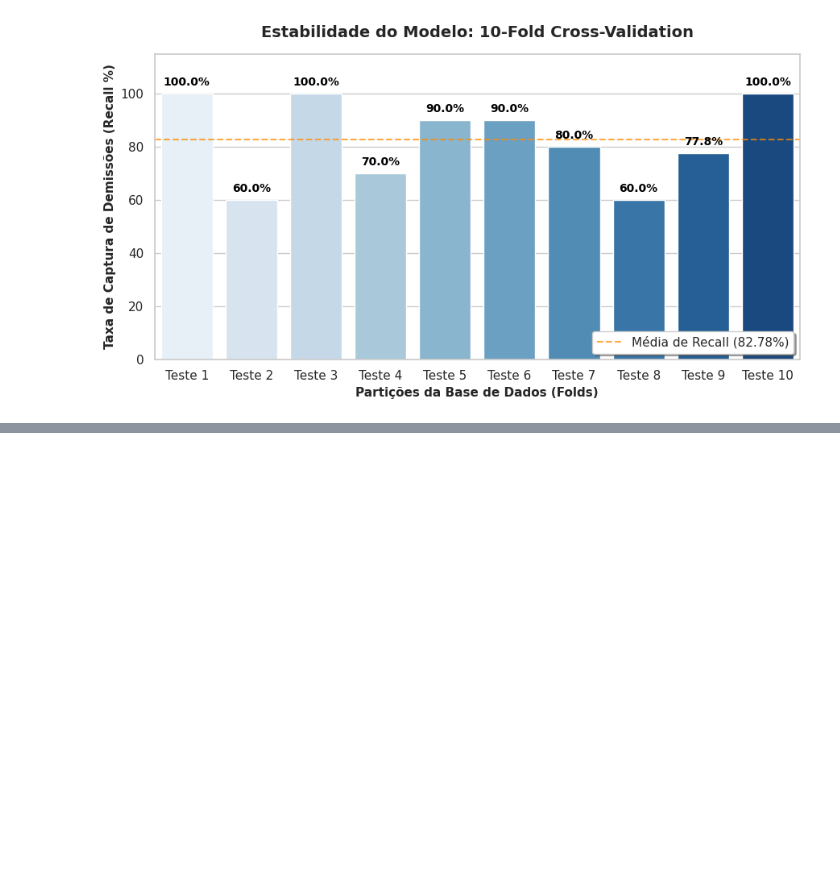
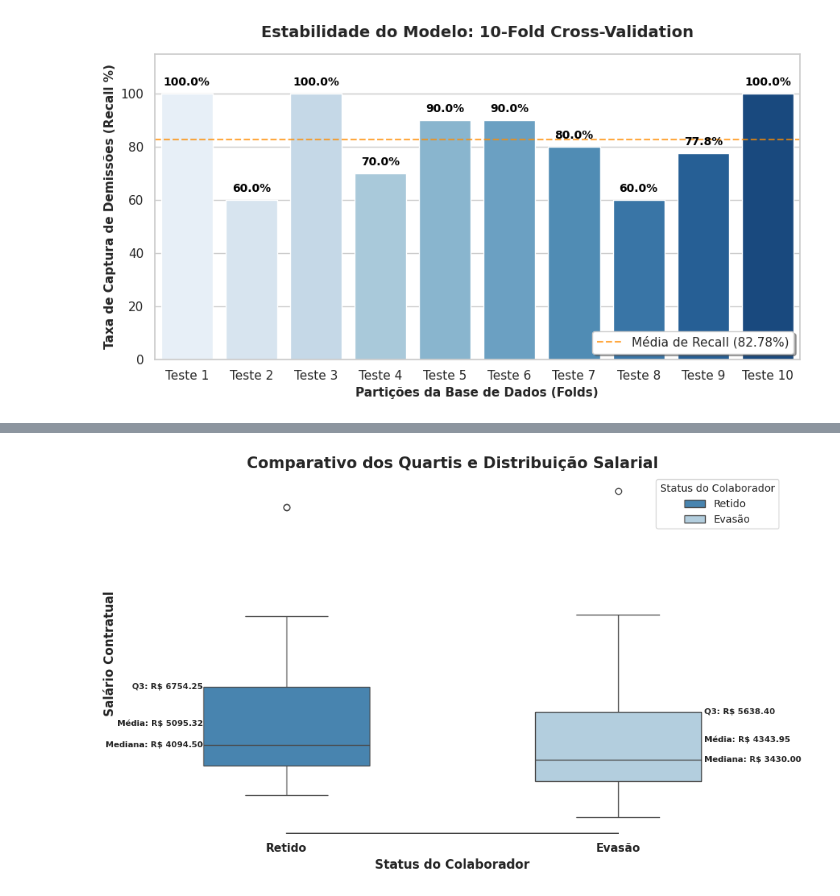
Before and after one commit to Ignowsky/EDA-Turnover, a Jupyter notebook: EDA_PA_Analytics.ipynb, the cells around one changed output, grey strips where cells are left out. Saved outputs shown, nothing was run; the diff lists cells and outputs as text; code cells hidden in the pictures; blank space fills up the shorter version.

```diff
--- a/EDA_PA_Analytics.ipynb
+++ b/EDA_PA_Analytics.ipynb
@@ -1397,0 +1482,90 @@ print(f"🎯 Score AUC Final: {auc_score:.3f}")
+# %%
+fig, ax = plt.subplots(
+    figsize = (10, 6)
+)
+sns.set_style('white')
+sns.boxplot(
+    data = df_clean,
+    x = 'target_pediu_demissao',
+    y = 'salario_contratual',
+    palette = 'Blues_r',
+    hue = 'target_pediu_demissao',
+    width = 0.5,
+    ax = ax
+)
+
+plt.yticks([])
+plt.ylabel('Salário Contratual', fontweight = 'bold')
+plt.xlabel("Status do Colaborador", fontweight = 'bold')
+estat_0 = df_clean[df_clean['target_pediu_demissao'] == 0]
+mediana_estat_0 = estat_0['salario_contratual'].median()
+med_estat_0 = estat_0['salario_contratual'].mean()
+q3_0 = estat_0['salario_contratual'].quantile(0.75)
+
+
+estat_1 = df_clean[df_clean['target_pediu_demissao'] == 1]
+mediana_estat_1 = estat_1['salario_contratual'].median()
+med_estat_1 = estat_1['salario_contratual'].mean()
+q3_1 = estat_1['salario_contratual'].quantile(0.75)
+
+# Set ticks explicitly to avoid UserWarning
+ax.set_xticks([0, 1])
+ax.set_xticklabels(
+    ['Retido', 'Evasão'],
+    fontweight = 'bold'
+)
+
+handles = ax.get_legend_handles_labels()
+ax.legend(
+    handles[0],
+    ['Retido', 'Evasão'],
+    title = 'Status do Colaborador',
+    title_fontsize = 10,
+    loc = 'upper right',
+    fontsize = 10,
+    frameon = True
+)
+ax.text(
+    x = -0.545, y  = mediana_estat_0,
+    s = f'Mediana: R$ {mediana_estat_0:.2f}', va = 'center',
+    fontsize = 8, fontweight = 'bold'
+)
+ax.text(
+    x = -0.465, y = q3_0,
+    s = f"Q3: R$ {q3_0:.2f}", va = 'center',
+    fontsize = 8, fontweight = 'bold'
+)
+
+ax.text(
+    x = -0.51, y = med_estat_0,
+    s = f"Média: R$ {med_estat_0:.2f}", va = 'center',
+    fontsize = 8, fontweight = 'bold'
+)
+
+ax.text(
+    x = 1.26, y  = mediana_estat_1,
+    s = f'Mediana: R$ {mediana_estat_1:.2f}', va = 'center',
+    fontsize = 8, fontweight = 'bold'
+)
+ax.text(
+    x = 1.26, y = q3_1,
+    s = f"Q3: R$ {q3_1:.2f}", va = 'center',
+    fontsize = 8, fontweight = 'bold'
+)
+
+ax.text(
+    x = 1.26, y = med_estat_1,
+    s = f"Média: R$ {med_estat_1:.2f}", va = 'center',
+    fontsize = 8, fontweight = 'bold'
+)
+plt.title(
+    'Comparativo dos Quartis e Distribuição Salarial',
+    fontweight = 'bold',
+    fontsize = 15
+)
+sns.despine(trim=True)
+plt.tight_layout()
+ax.spines[['top', 'right', 'left']].set_visible(False)
+plt.show()
+# %% [output]
+[figure, added]
```
Also changed, not shown: parts of 16 cells of this notebook.
